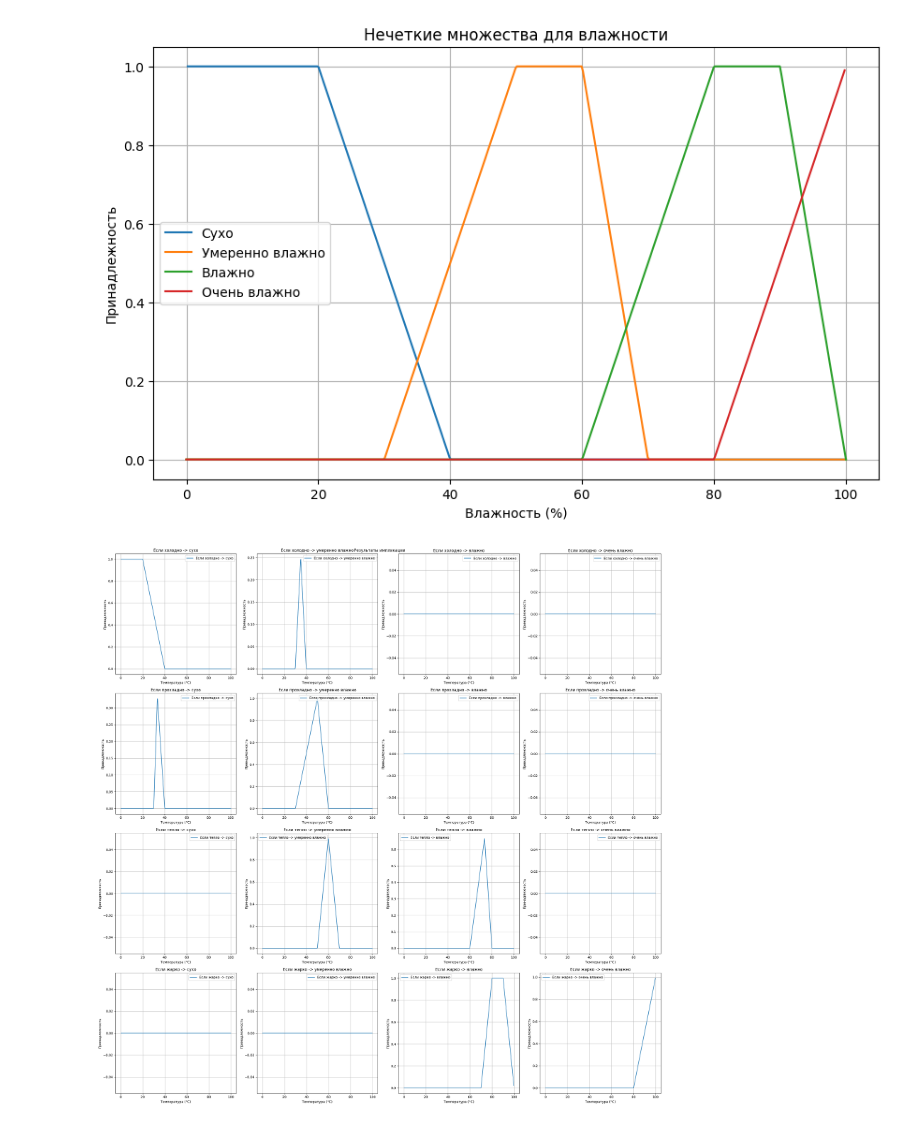
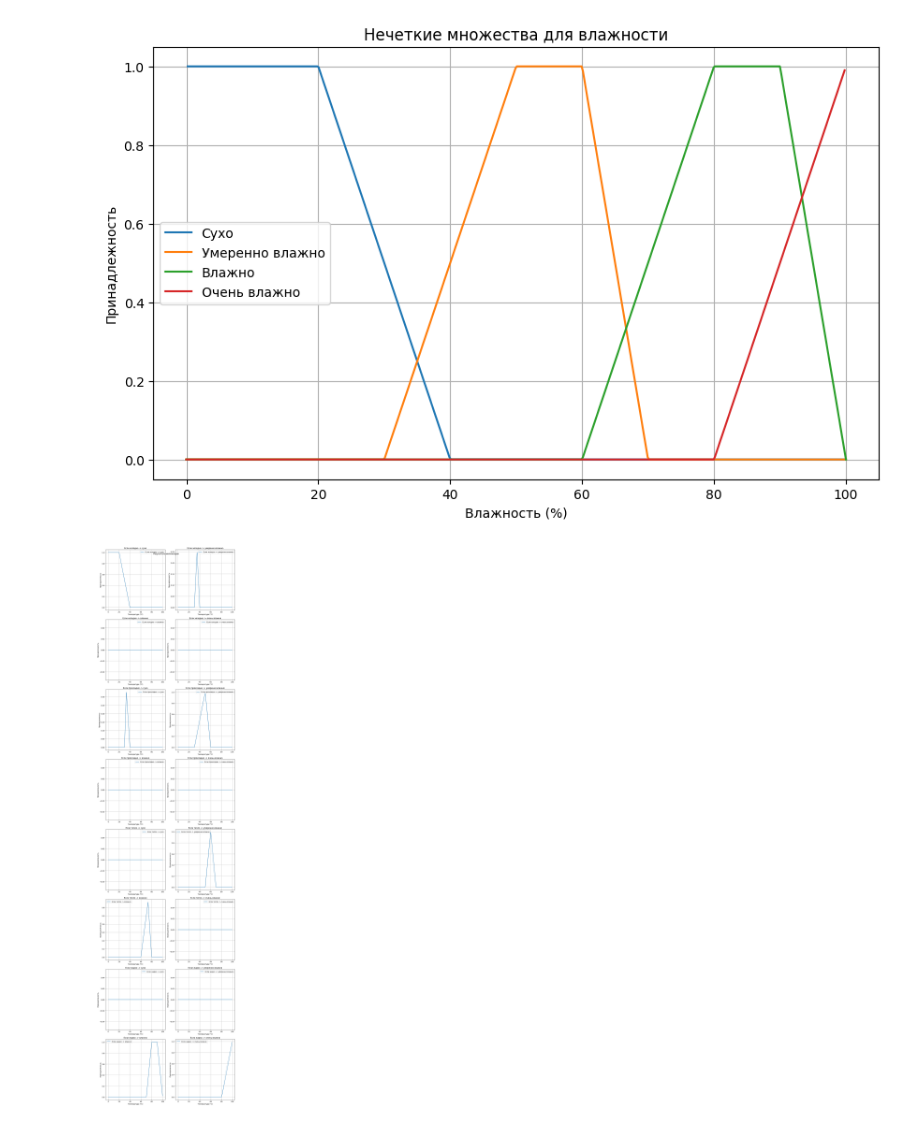
Before and after one commit to zh0rchik/SAI, a Jupyter notebook: lab2/lab2.ipynb, the cells around one changed output. Cells and saved outputs as stored; diff of their text form; code cells hidden in the pictures.

```diff
--- a/lab2/lab2.ipynb
+++ b/lab2/lab2.ipynb
@@ -113,13 +113,13 @@ plot_fuzzy_sets(x_humidity, [dry, moderately_wet, wet, very_wet],
 [figure]
 # %%
 # Графики импликации
-fig, axs = plt.subplots(4, 4, figsize=(24, 24))
+fig, axs = plt.subplots(8, 2, figsize=(12, 48))
 fig.suptitle("Результаты импликации", fontsize=12)
 
 for ax, (title, result) in zip(axs.flatten(), implication_results.items()):
     plot_fuzzy_sets_results(ax, x_humidity, [result], [title], title)
 
 plt.tight_layout()
 plt.show()
 # %% [output]
-[figure, old version]
+[figure, new version]
```
